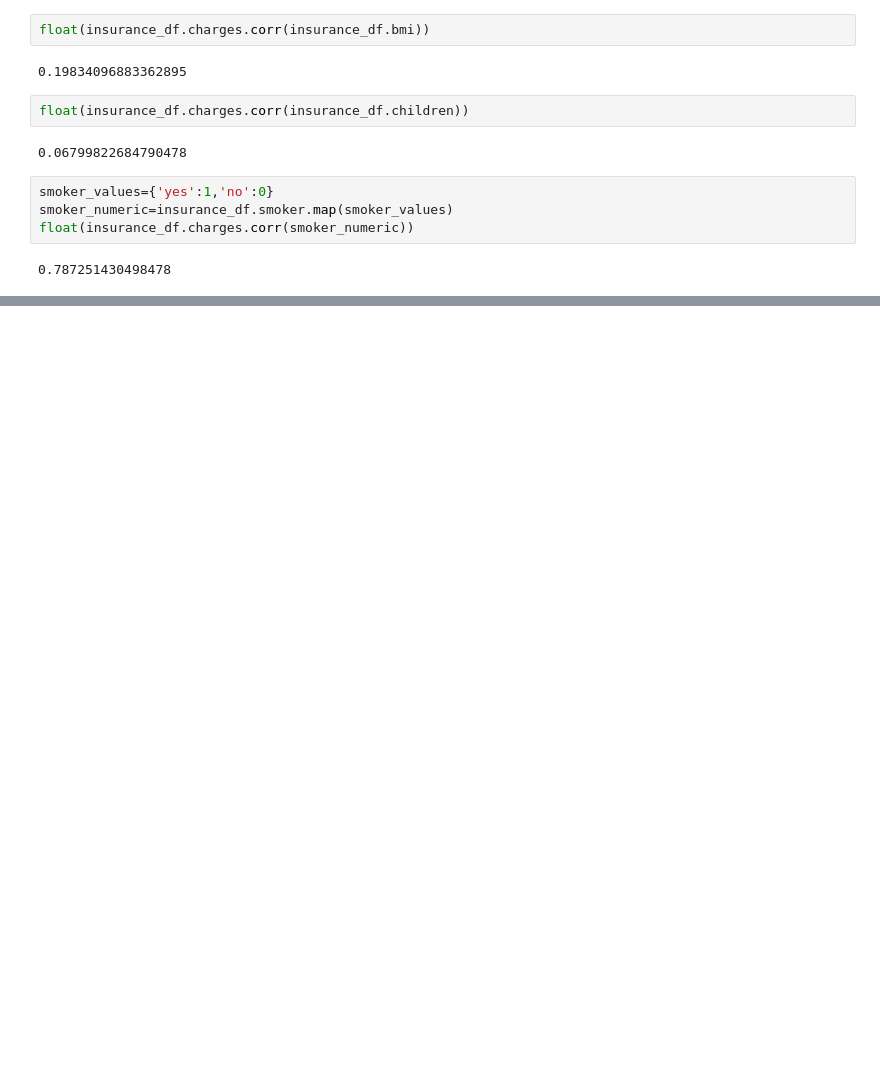
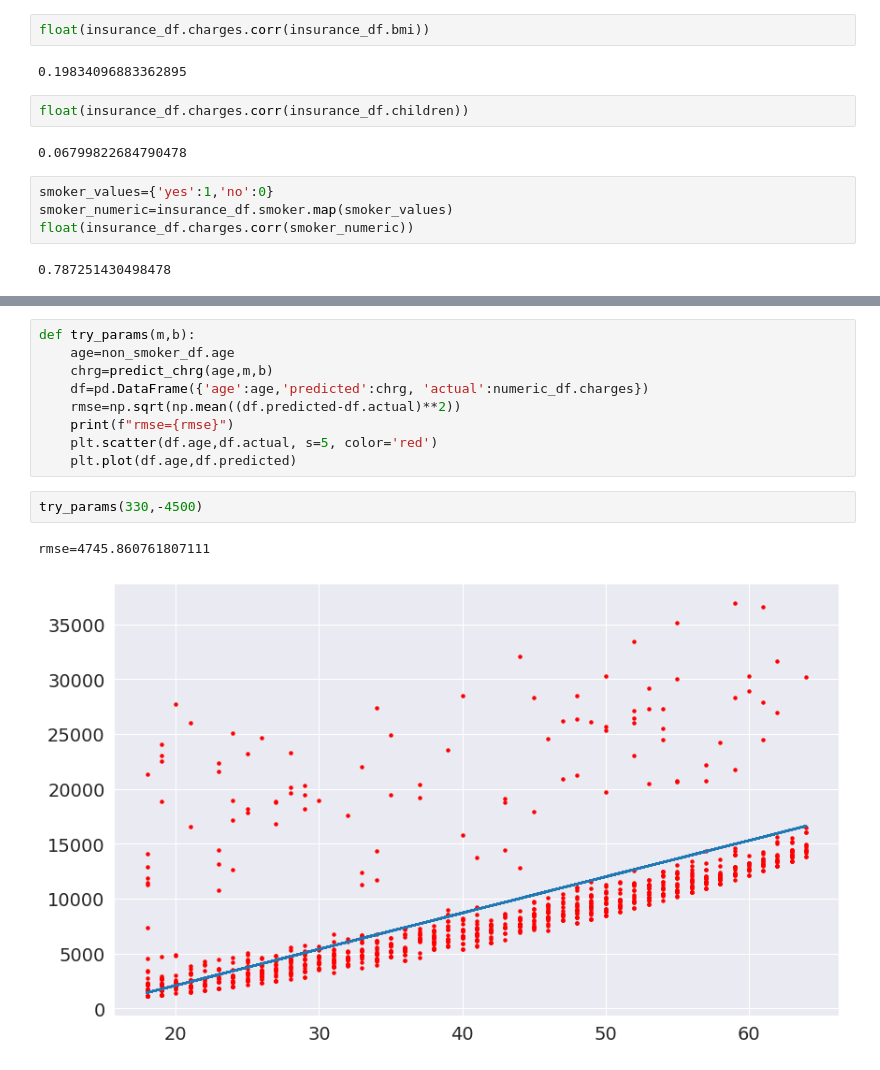
Before and after one commit to SonatonKumar/Python_project, a Jupyter notebook: prediction_of_health_insurance.ipynb, the cells around one changed output, grey strips where cells are left out. Drawn from its saved outputs; the diff is of its cells as text; blank space fills up the shorter version.

```diff
--- a/prediction_of_health_insurance.ipynb
+++ b/prediction_of_health_insurance.ipynb
@@ -157,0 +251,14 @@ float(insurance_df.charges.corr(smoker_numeric))
+# %%
+def try_params(m,b):
+    age=non_smoker_df.age
+    chrg=predict_chrg(age,m,b)
+    df=pd.DataFrame({'age':age,'predicted':chrg, 'actual':numeric_df.charges})
+    rmse=np.sqrt(np.mean((df.predicted-df.actual)**2))
+    print(f"rmse={rmse}")
+    plt.scatter(df.age,df.actual, s=5, color='red')
+    plt.plot(df.age,df.predicted)
+# %%
+try_params(330,-4500)
+# %% [output]
+rmse=4745.860761807111
+[figure, added]
```
Also changed, not shown: parts of 9 cells of this notebook.
